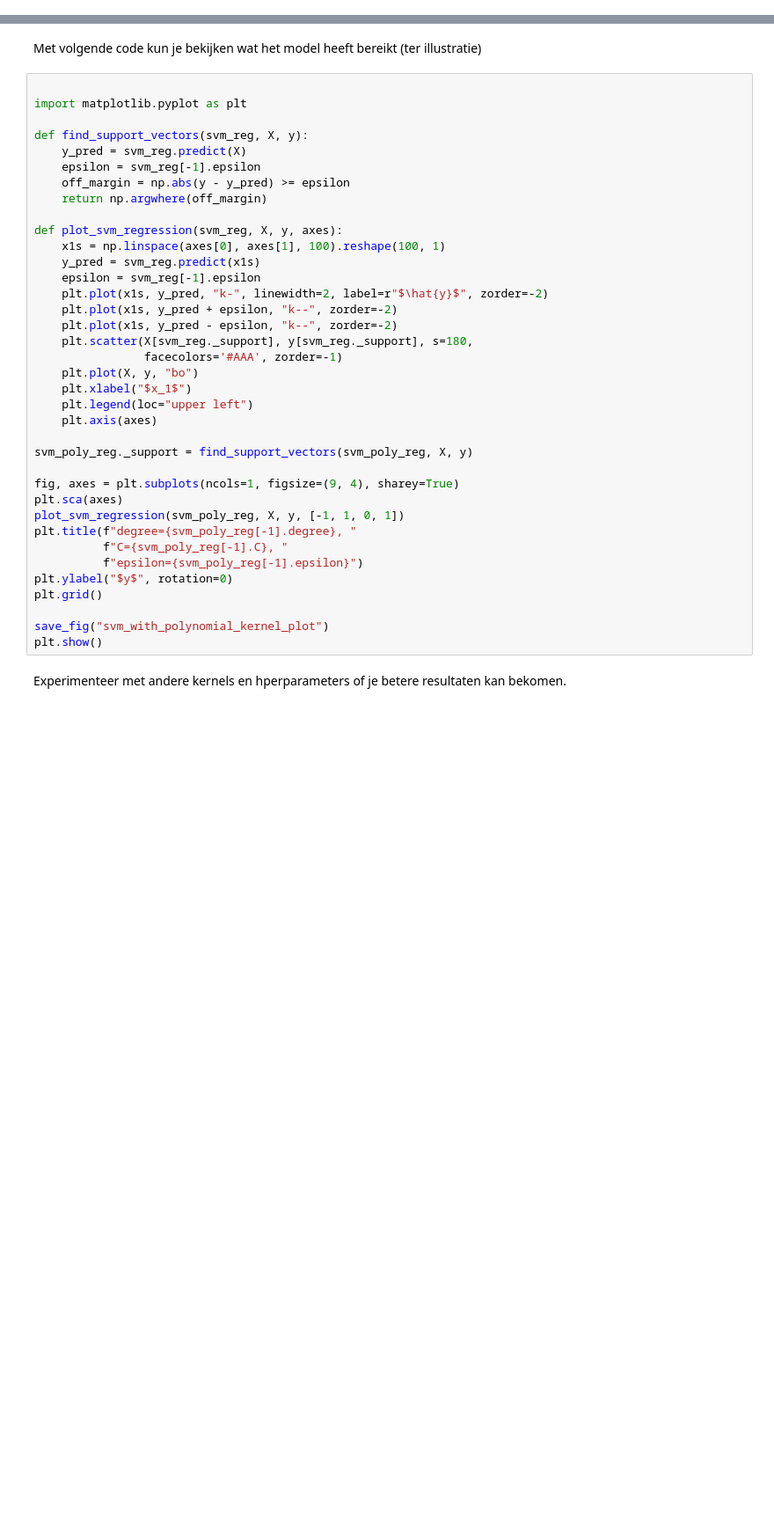
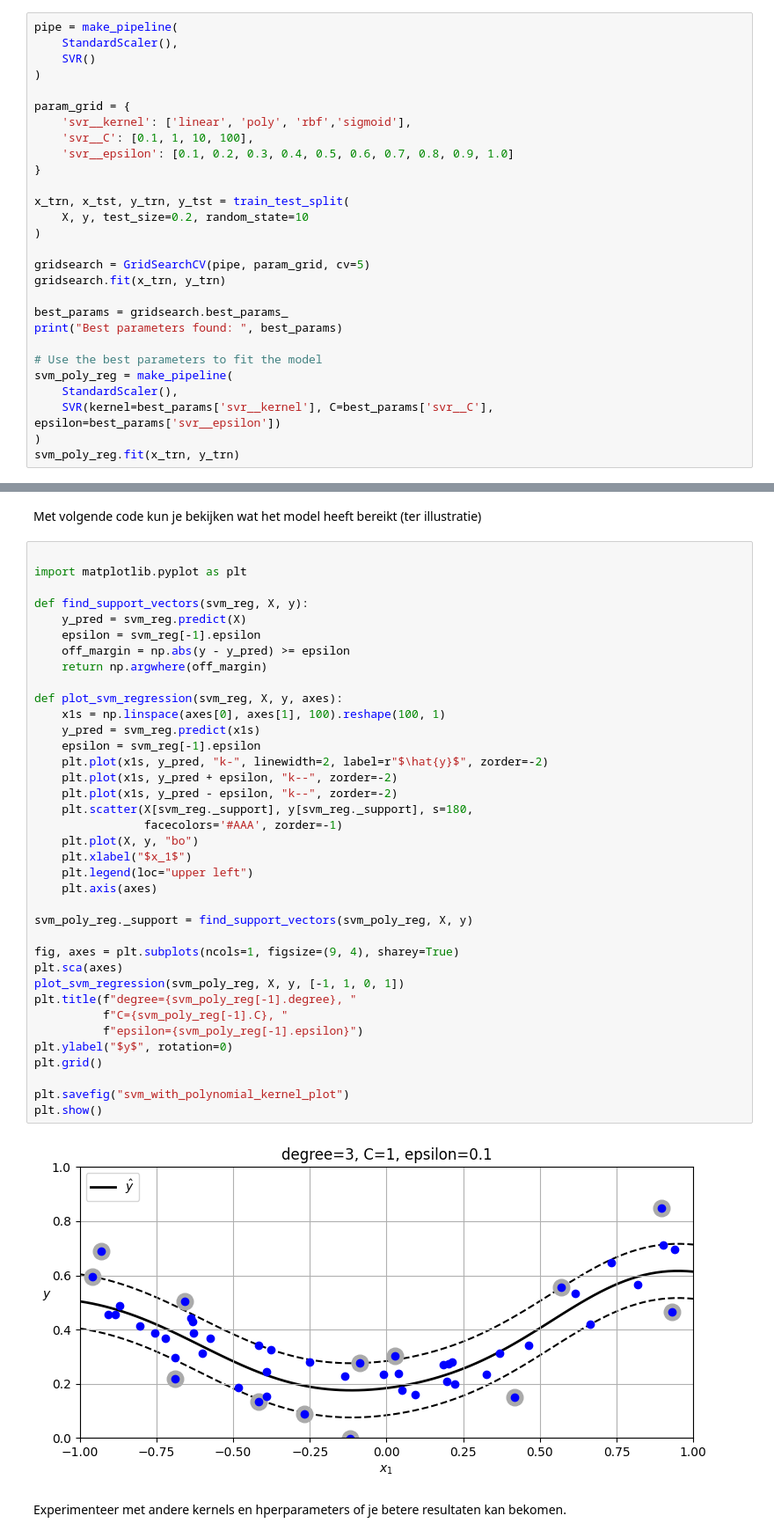
Before and after one commit to RedPandaMC/ML_algorithms_labos, a Jupyter notebook: les2/svm_oefeningen.ipynb, the cells around one changed output, grey strips where cells are left out. Shown: that part at 88% size. Cells and saved outputs as stored; diff of their text form; blank space fills up the shorter version.

```diff
--- a/les2/svm_oefeningen.ipynb
+++ b/les2/svm_oefeningen.ipynb
@@ -165,0 +370,28 @@ y = 0.2 + 0.1 * X[:, 0] + 0.5 * X[:, 0] ** 2 + np.random.randn(50) / 10
+# %%
+pipe = make_pipeline(
+    StandardScaler(),
+    SVR()
+)
+
+param_grid = {
+    'svr__kernel': ['linear', 'poly', 'rbf','sigmoid'],
+    'svr__C': [0.1, 1, 10, 100],
+    'svr__epsilon': [0.1, 0.2, 0.3, 0.4, 0.5, 0.6, 0.7, 0.8, 0.9, 1.0]
+}
+
+x_trn, x_tst, y_trn, y_tst = train_test_split(
+    X, y, test_size=0.2, random_state=10
+)
+
+gridsearch = GridSearchCV(pipe, param_grid, cv=5)
+gridsearch.fit(x_trn, y_trn)
+
+best_params = gridsearch.best_params_
+print("Best parameters found: ", best_params)
+
+# Use the best parameters to fit the model
+svm_poly_reg = make_pipeline(
+    StandardScaler(),
+    SVR(kernel=best_params['svr__kernel'], C=best_params['svr__C'], epsilon=best_params['svr__epsilon'])
+)
+svm_poly_reg.fit(x_trn, y_trn)
@@ -174,33 +409,35 @@ def find_support_vectors(svm_reg, X, y):
     epsilon = svm_reg[-1].epsilon
     off_margin = np.abs(y - y_pred) >= epsilon
     return np.argwhere(off_margin)
 
 def plot_svm_regression(svm_reg, X, y, axes):
     x1s = np.linspace(axes[0], axes[1], 100).reshape(100, 1)
     y_pred = svm_reg.predict(x1s)
     epsilon = svm_reg[-1].epsilon
     plt.plot(x1s, y_pred, "k-", linewidth=2, label=r"$\hat{y}$", zorder=-2)
     plt.plot(x1s, y_pred + epsilon, "k--", zorder=-2)
     plt.plot(x1s, y_pred - epsilon, "k--", zorder=-2)
     plt.scatter(X[svm_reg._support], y[svm_reg._support], s=180,
                 facecolors='#AAA', zorder=-1)
     plt.plot(X, y, "bo")
     plt.xlabel("$x_1$")
     plt.legend(loc="upper left")
     plt.axis(axes)
 
 svm_poly_reg._support = find_support_vectors(svm_poly_reg, X, y)
 
 fig, axes = plt.subplots(ncols=1, figsize=(9, 4), sharey=True)
 plt.sca(axes)
 plot_svm_regression(svm_poly_reg, X, y, [-1, 1, 0, 1])
 plt.title(f"degree={svm_poly_reg[-1].degree}, "
           f"C={svm_poly_reg[-1].C}, "
           f"epsilon={svm_poly_reg[-1].epsilon}")
 plt.ylabel("$y$", rotation=0)
 plt.grid()
 
-save_fig("svm_with_polynomial_kernel_plot")
+plt.savefig("svm_with_polynomial_kernel_plot")
 plt.show()
+# %% [output]
+[figure, added]
 # %% [markdown]
 Experimenteer met andere kernels en hperparameters of je betere resultaten kan bekomen.
```
Also changed, not shown: parts of 23 cells of this notebook, 2 other files.
